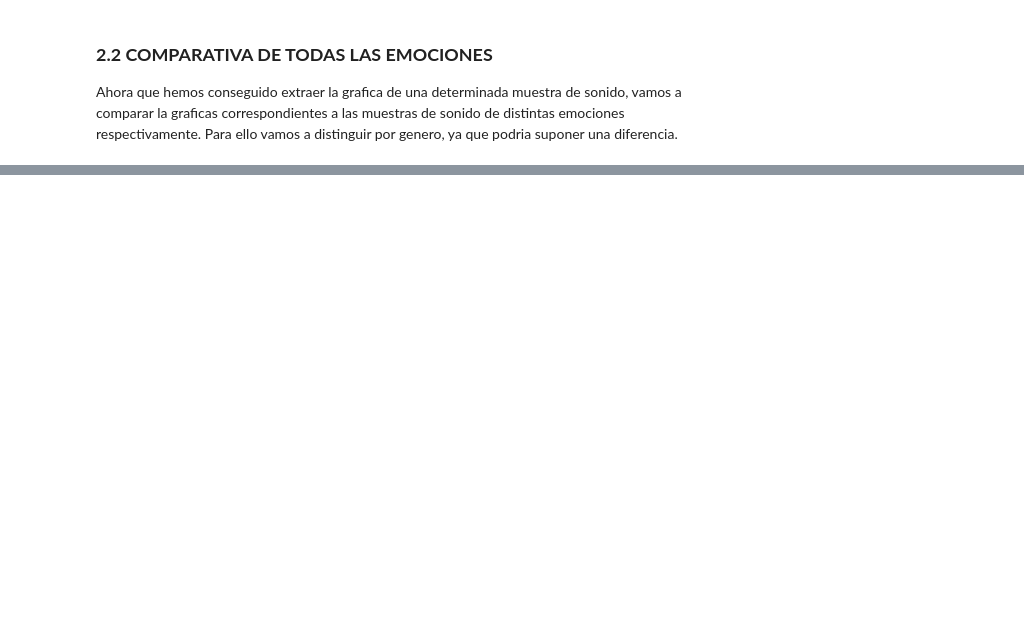
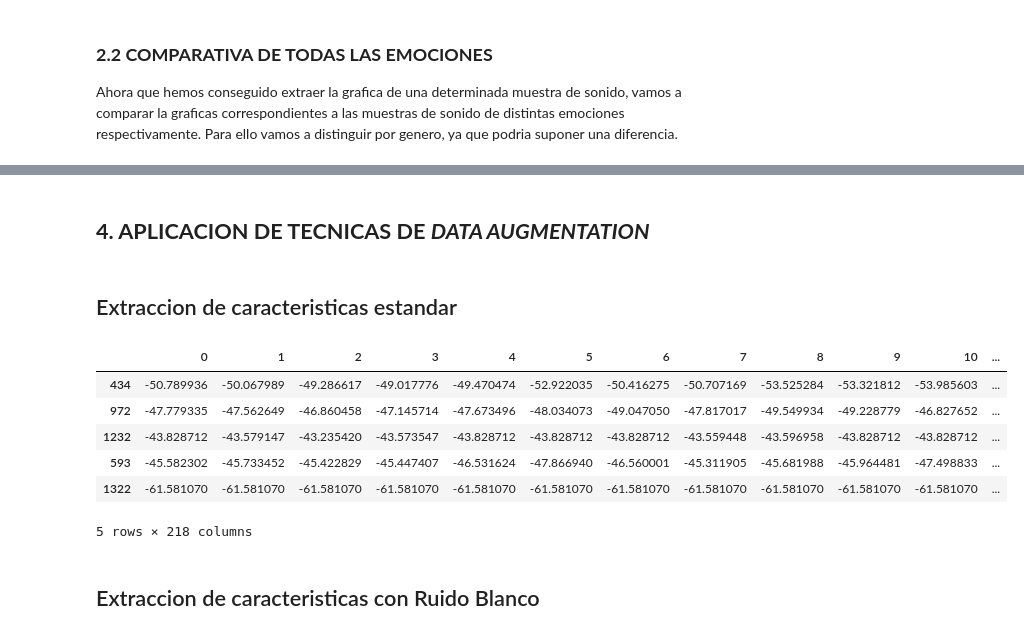
Before and after one commit to Luisa13/Speech_Emotion_Recogntion_in_Foreign_Language, a Jupyter notebook: notebooks/English/3_SER_RAVDESS_English_Augmentation.ipynb, the cells around one changed output, grey strips where cells are left out. Cells and saved outputs as stored; diff of their text form; code cells hidden in the pictures; blank space fills up the shorter version.

```diff
--- a/notebooks/English/3_SER_RAVDESS_English_Augmentation.ipynb
+++ b/notebooks/English/3_SER_RAVDESS_English_Augmentation.ipynb
@@ -294,0 +322,2 @@ ipd.Audio(data_pitch, rate=16000)
+# %% [markdown]
+## **4. APLICACION DE TECNICAS DE _DATA AUGMENTATION_**
@@ -294,0 +420,24 @@ ipd.Audio(data_pitch, rate=16000)
+# %% [markdown]
+## Extraccion de caracteristicas estandar
+# %%
+features_standard = get_features(EnglishSpeech_df, get_features_single_file)
+# %%
+# Cada valor es una caracteristica
+features_standard_df = pd.DataFrame(features_standard['data'].values.tolist())
+# Concateno las columnas genero y emocion para poder dividirlo mas tarde
+features_std = pd.concat((features_standard_df, EnglishSpeech_df['gender'], EnglishSpeech_df['emotion']), axis = 1)
+# Elimino filas vacias
+features_std = features_std.fillna(0)
+# %%
+random_aux = shuffle(features_std)
+random_aux.head()
+# %% [output]
+|  | 0 | 1 | 2 | 3 | 4 | 5 | 6 | 7 | 8 | 9 | 10 | ... |
+| 434 | -50.789936 | -50.067989 | -49.286617 | -49.017776 | -49.470474 | -52.922035 | -50.416275 | -50.707169 | -53.525284 | -53.321812 | -53.985603 | ... |
+| 972 | -47.779335 | -47.562649 | -46.860458 | -47.145714 | -47.673496 | -48.034073 | -49.047050 | -47.817017 | -49.549934 | -49.228779 | -46.827652 | ... |
+| 1232 | -43.828712 | -43.579147 | -43.235420 | -43.573547 | -43.828712 | -43.828712 | -43.828712 | -43.559448 | -43.596958 | -43.828712 | -43.828712 | ... |
+| 593 | -45.582302 | -45.733452 | -45.422829 | -45.447407 | -46.531624 | -47.866940 | -46.560001 | -45.311905 | -45.681988 | -45.964481 | -47.498833 | ... |
+| 1322 | -61.581070 | -61.581070 | -61.581070 | -61.581070 | -61.581070 | -61.581070 | -61.581070 | -61.581070 | -61.581070 | -61.581070 | -61.581070 | ... |
+5 rows × 218 columns
+# %% [markdown]
+## Extraccion de caracteristicas con Ruido Blanco
```
Also changed, not shown: parts of 19 cells of this notebook.
